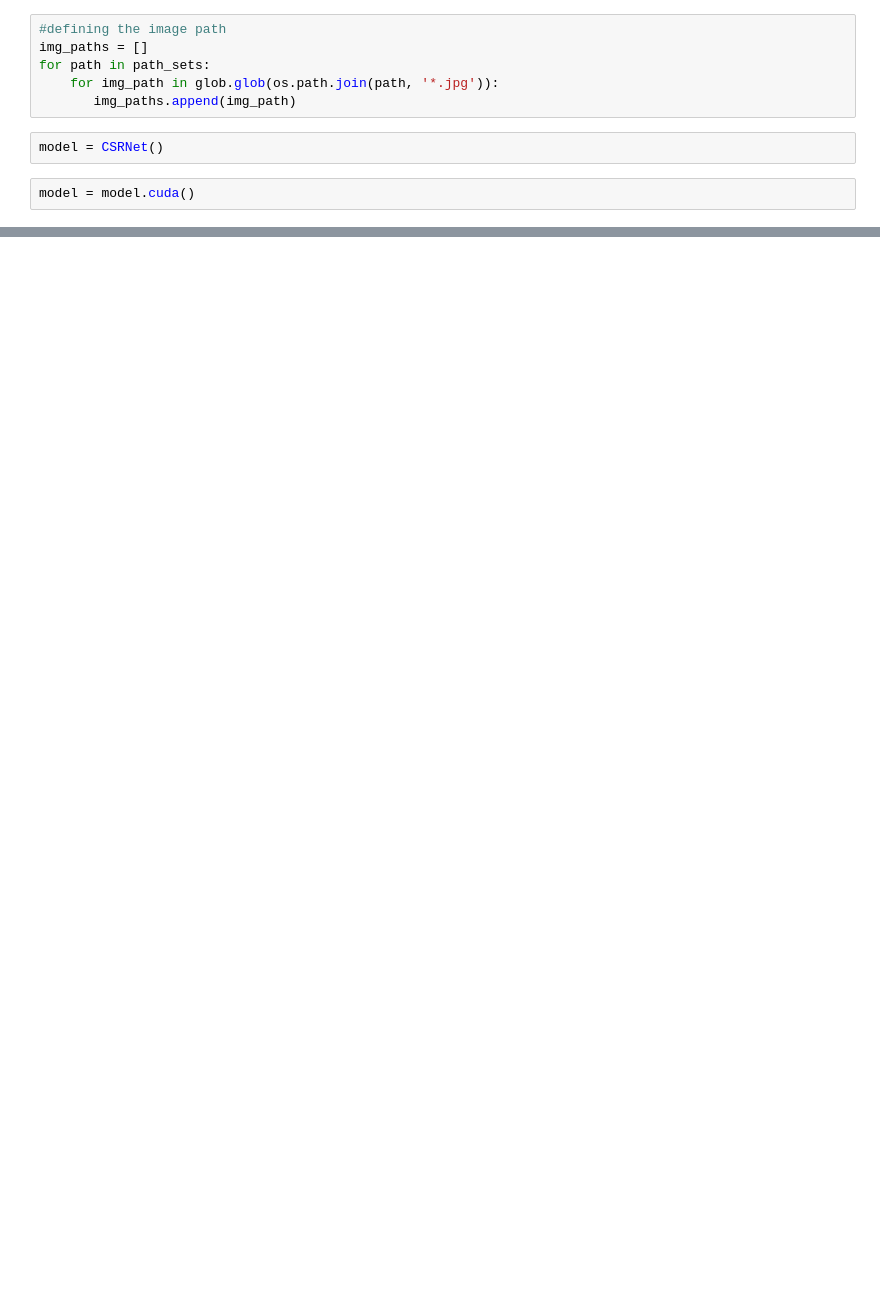
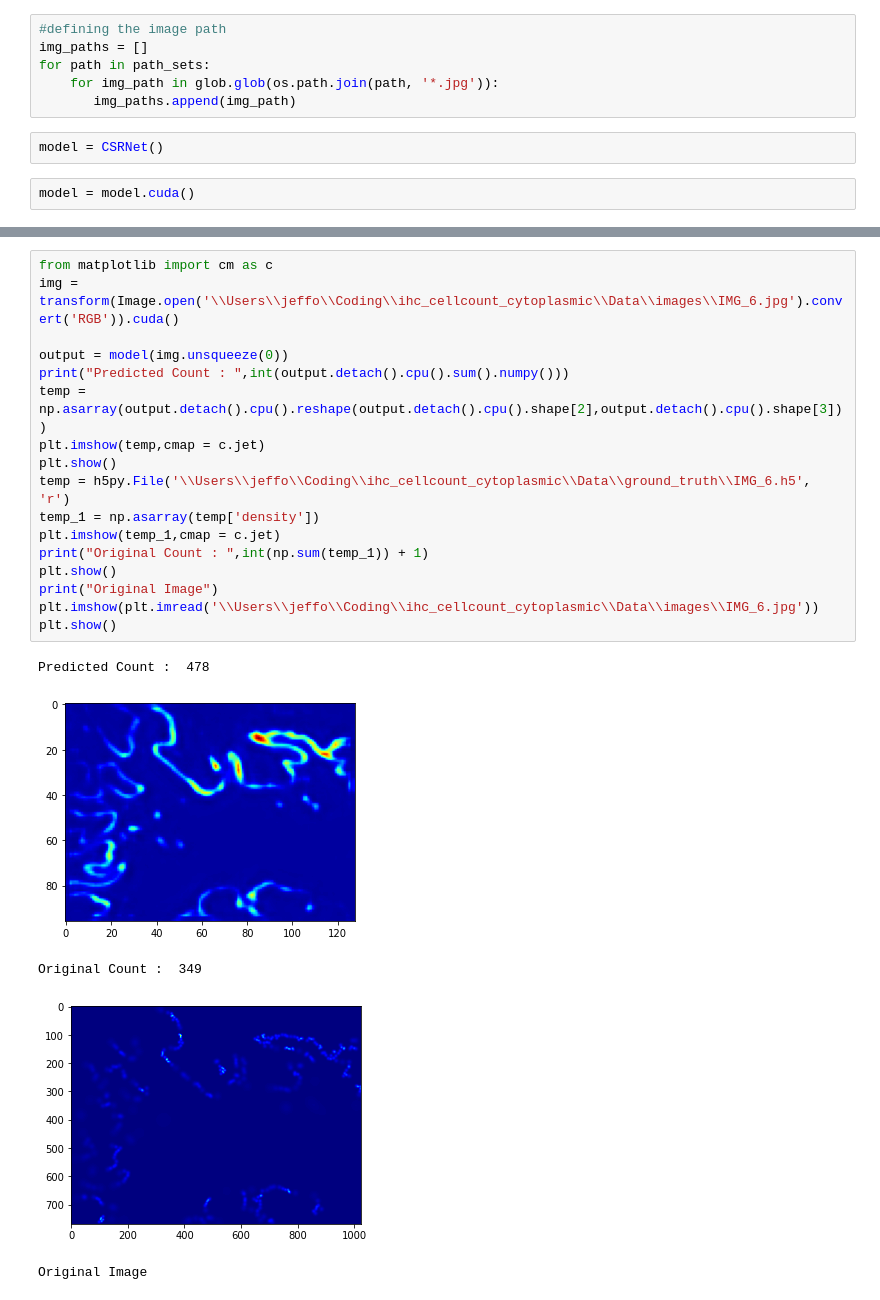
Before and after one commit to jeffock/ihc_cellcount_cytoplasmic, a Jupyter notebook: val.ipynb, the cells around one changed output, grey strips where cells are left out. Saved outputs shown, nothing was run; the diff lists cells and outputs as text; blank space fills up the shorter version.

```diff
--- a/val.ipynb
+++ b/val.ipynb
@@ -84,0 +82,23 @@ Original Image
+# %%
+from matplotlib import cm as c
+img = transform(Image.open('\\Users\\jeffo\\Coding\\ihc_cellcount_cytoplasmic\\Data\\images\\IMG_6.jpg').convert('RGB')).cuda()
+
+output = model(img.unsqueeze(0))
+print("Predicted Count : ",int(output.detach().cpu().sum().numpy()))
+temp = np.asarray(output.detach().cpu().reshape(output.detach().cpu().shape[2],output.detach().cpu().shape[3]))
+plt.imshow(temp,cmap = c.jet)
+plt.show()
+temp = h5py.File('\\Users\\jeffo\\Coding\\ihc_cellcount_cytoplasmic\\Data\\ground_truth\\IMG_6.h5', 'r')
+temp_1 = np.asarray(temp['density'])
+plt.imshow(temp_1,cmap = c.jet)
+print("Original Count : ",int(np.sum(temp_1)) + 1)
+plt.show()
+print("Original Image")
+plt.imshow(plt.imread('\\Users\\jeffo\\Coding\\ihc_cellcount_cytoplasmic\\Data\\images\\IMG_6.jpg'))
+plt.show()
+# %% [output]
+Predicted Count :  478
+[figure, added]
+Original Count :  349
+[figure, added]
+Original Image
```
Also changed, not shown: parts of 7 cells of this notebook, 16 other files.
